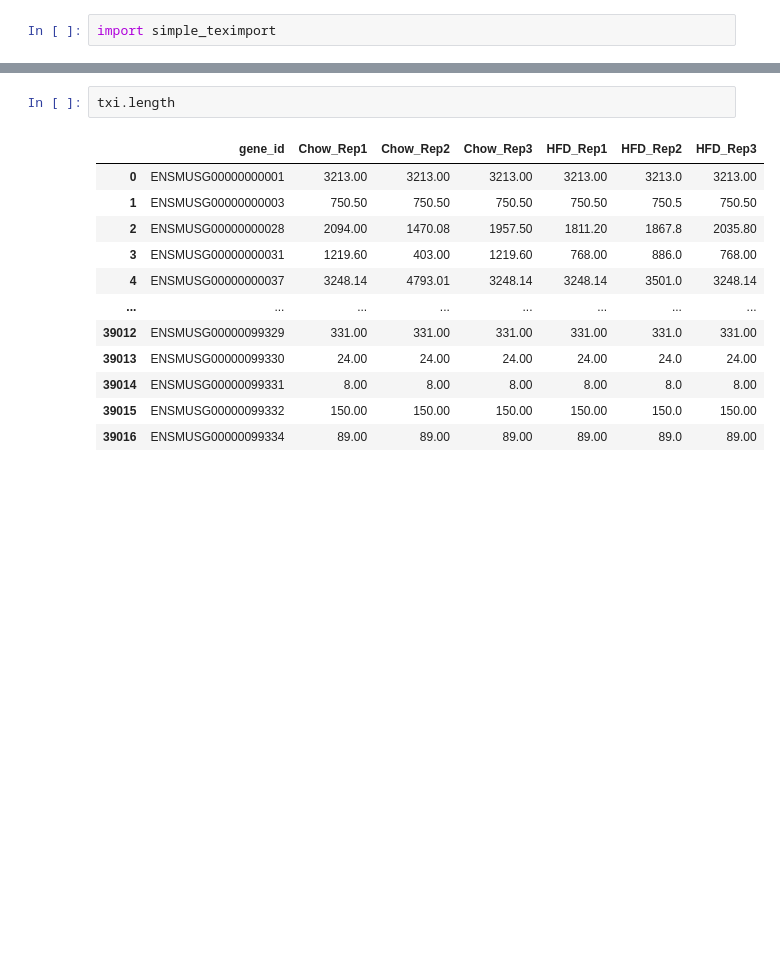
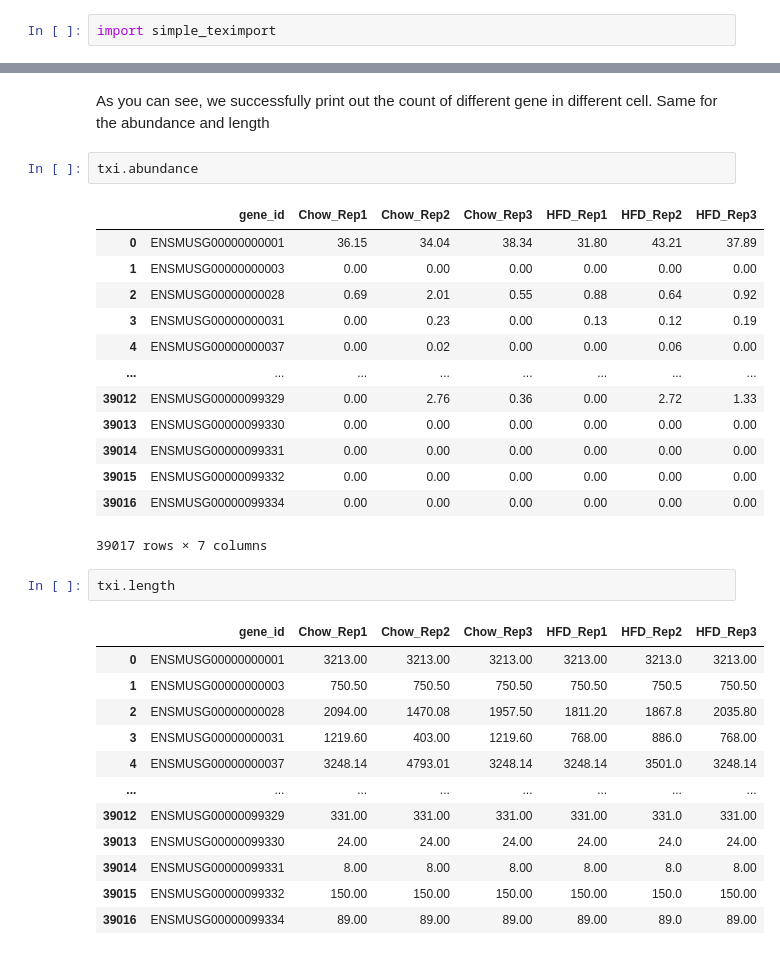
Before and after one commit to Kevinxsn/simple_deseq, a Jupyter notebook: simple_deseq/tutorial.ipynb, the cells around one changed output, grey strips where cells are left out. Saved outputs shown, nothing was run; the diff lists cells and outputs as text; blank space fills up the shorter version.

```diff
--- a/simple_deseq/develop.ipynb
+++ b/simple_deseq/tutorial.ipynb
@@ -25,3 +68,21 @@ abundance information: [(39017, 7), Index(['gene_id', 'Chow_Rep1', 'Chow_Rep2',
+# %% [markdown]
+As you can see, we successfully print out the count of different gene in different cell. Same for the abundance and length
+# %%
+txi.abundance
+# %% [output]
+|  | gene_id | Chow_Rep1 | Chow_Rep2 | Chow_Rep3 | HFD_Rep1 | HFD_Rep2 | HFD_Rep3 |
+| 0 | ENSMUSG00000000001 | 36.15 | 34.04 | 38.34 | 31.80 | 43.21 | 37.89 |
+| 1 | ENSMUSG00000000003 | 0.00 | 0.00 | 0.00 | 0.00 | 0.00 | 0.00 |
+| 2 | ENSMUSG00000000028 | 0.69 | 2.01 | 0.55 | 0.88 | 0.64 | 0.92 |
+| 3 | ENSMUSG00000000031 | 0.00 | 0.23 | 0.00 | 0.13 | 0.12 | 0.19 |
+| 4 | ENSMUSG00000000037 | 0.00 | 0.02 | 0.00 | 0.00 | 0.06 | 0.00 |
+| ... | ... | ... | ... | ... | ... | ... | ... |
+| 39012 | ENSMUSG00000099329 | 0.00 | 2.76 | 0.36 | 0.00 | 2.72 | 1.33 |
+| 39013 | ENSMUSG00000099330 | 0.00 | 0.00 | 0.00 | 0.00 | 0.00 | 0.00 |
+| 39014 | ENSMUSG00000099331 | 0.00 | 0.00 | 0.00 | 0.00 | 0.00 | 0.00 |
+| 39015 | ENSMUSG00000099332 | 0.00 | 0.00 | 0.00 | 0.00 | 0.00 | 0.00 |
+| 39016 | ENSMUSG00000099334 | 0.00 | 0.00 | 0.00 | 0.00 | 0.00 | 0.00 |
+39017 rows × 7 columns
 # %%
 txi.length
 # %% [output]
```
Also changed, not shown: parts of 14 cells of this notebook, 1 other file.
